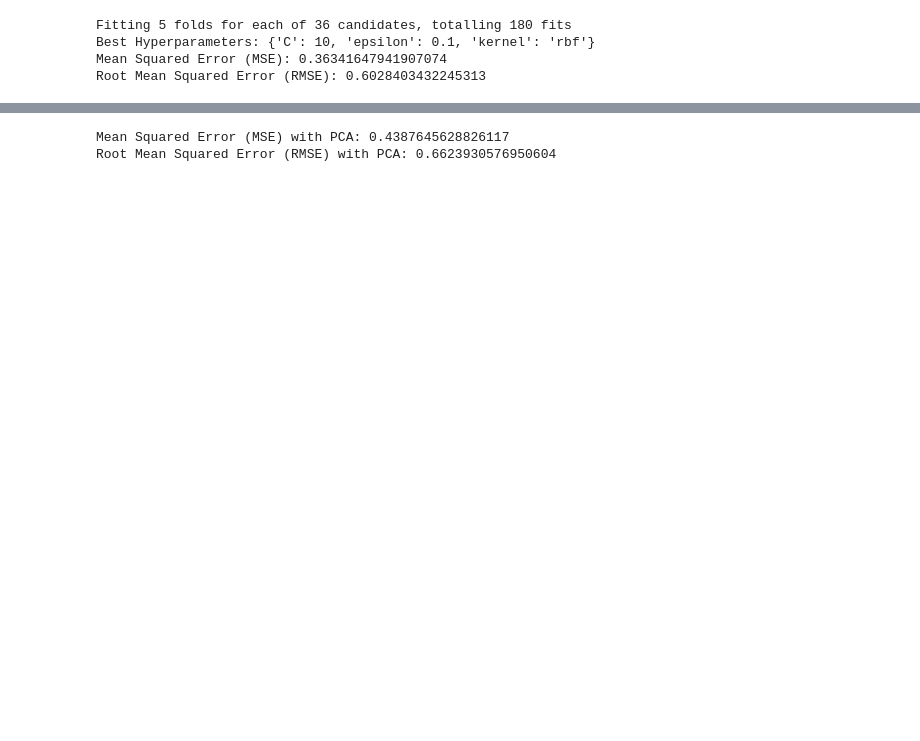
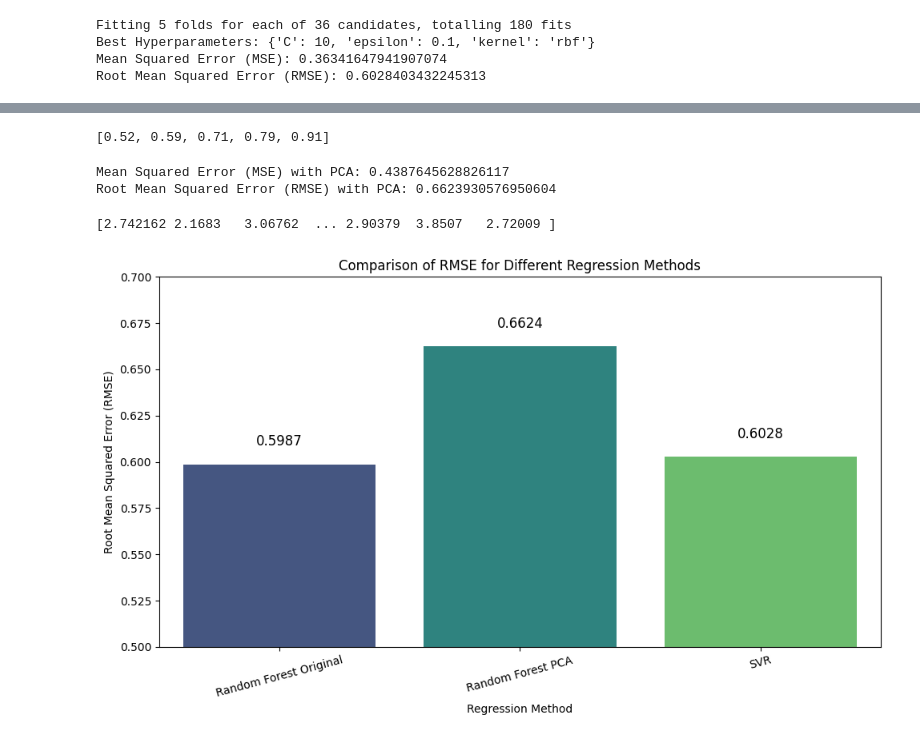
Before and after one commit to pegahahadian/DrugDiscovery, a Jupyter notebook: ToxicityRegression.ipynb, the cells around one changed output, grey strips where cells are left out. Cells and saved outputs as stored; diff of their text form; code cells hidden in the pictures; blank space fills up the shorter version.

```diff
--- a/ToxicityRegression.ipynb
+++ b/ToxicityRegression.ipynb
@@ -254,3 +290,7 @@ Root Mean Squared Error (RMSE): 0.6028403432245313
+# %%
+print(svr_predictions)
+# %% [output]
+[0.52, 0.59, 0.71, 0.79, 0.91]
 # %%
 #improve RF with PCA
 from sklearn.decomposition import PCA
@@ -283,3 +323,32 @@ print(f"Root Mean Squared Error (RMSE) with PCA: {rmse_pca}")
 # %% [output]
 Mean Squared Error (MSE) with PCA: 0.4387645628826117
 Root Mean Squared Error (RMSE) with PCA: 0.6623930576950604
+# %%
+print(rf_predictions_pca)
+# %% [output]
+[2.742162 2.1683   3.06762  ... 2.90379  3.8507   2.72009 ]
+# %%
+import matplotlib.pyplot as plt
+import seaborn as sns
+
+# RMSE values for different methods
+methods = ["Random Forest Original", "Random Forest PCA", "SVR"]
+rmse_values = [0.5987, 0.6624, 0.6028]
+
+# Create a bar chart to compare RMSE values
+plt.figure(figsize=(10, 6))
+sns.barplot(x=methods, y=rmse_values, palette="viridis")
+plt.title("Comparison of RMSE for Different Regression Methods")
+plt.xlabel("Regression Method")
+plt.ylabel("Root Mean Squared Error (RMSE)")
+plt.ylim(0.5, 0.7)  # Set the y-axis limits as needed
+plt.xticks(rotation=15)  # Rotate x-axis labels for better readability
+
+# Display the RMSE values on top of the bars
+for i, v in enumerate(rmse_values):
+    plt.text(i, v + 0.01, f"{v:.4f}", ha="center", fontsize=12, color="black")
+
+plt.tight_layout()
+plt.show()
+# %% [output]
+[figure, added]
```
Also changed, not shown: parts of 7 cells of this notebook.
